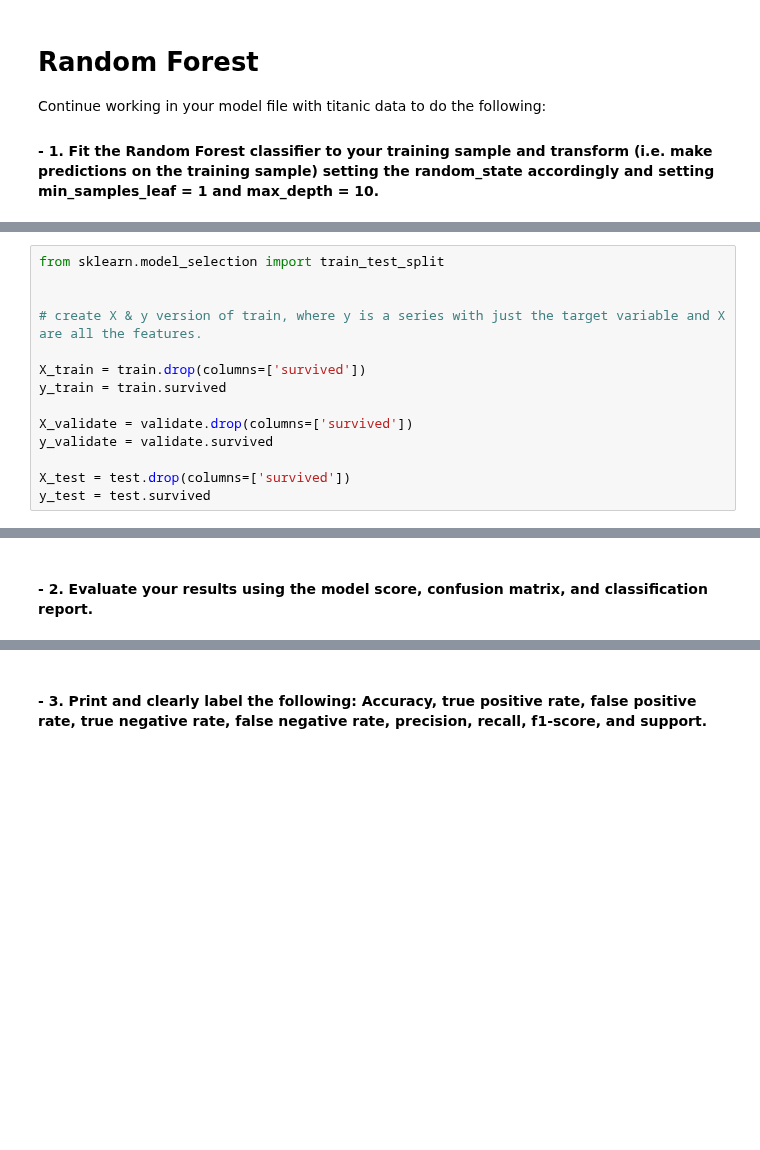
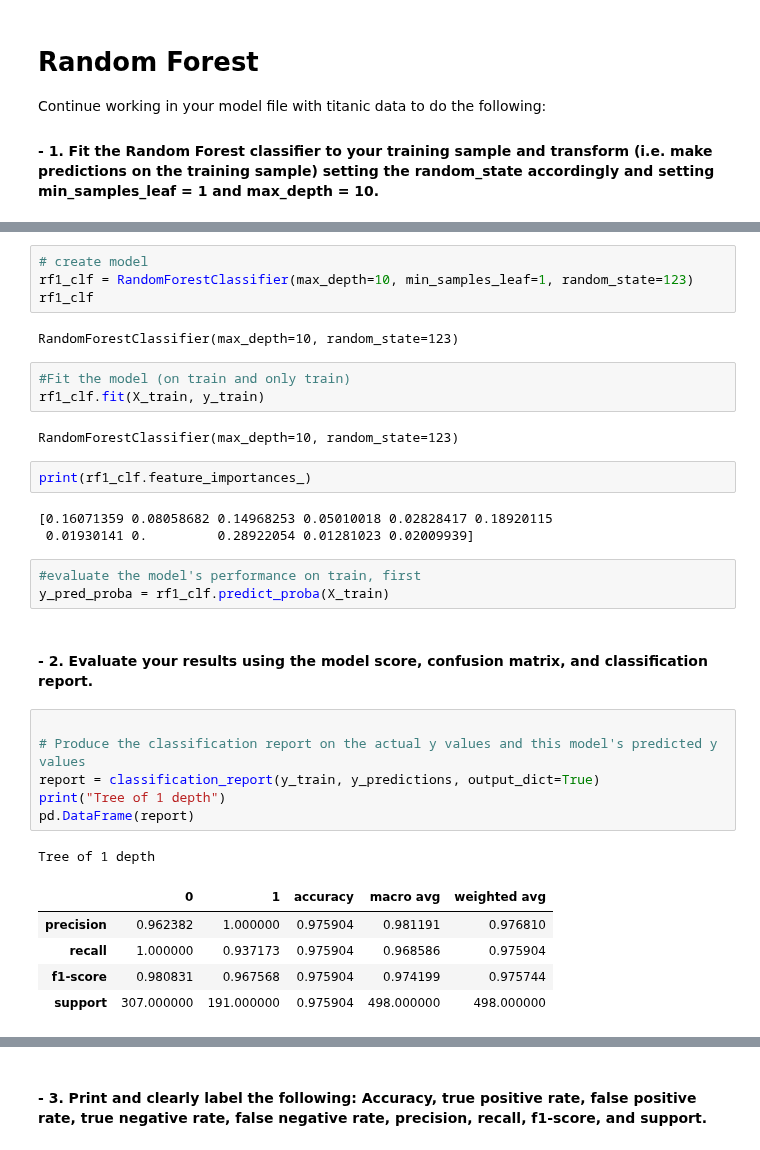
Before and after one commit to Daniel-Northcutt/classification_exercises, a Jupyter notebook: model.ipynb, the cells around one changed output, grey strips where cells are left out. Saved outputs shown, nothing was run; the diff lists cells and outputs as text; blank space fills up the shorter version.

```diff
--- a/model.ipynb
+++ b/model.ipynb
@@ -399,14 +438,0 @@ train.head()
-# %%
-from sklearn.model_selection import train_test_split
-
-
-# create X & y version of train, where y is a series with just the target variable and X are all the features.
-
-X_train = train.drop(columns=['survived'])
-y_train = train.survived
-
-X_validate = validate.drop(columns=['survived'])
-y_validate = validate.survived
-
-X_test = test.drop(columns=['survived'])
-y_test = test.survived
@@ -421,2 +465,34 @@ rf.fit(X_train, y_train)
+# %%
+# create model
+rf1_clf = RandomForestClassifier(max_depth=10, min_samples_leaf=1, random_state=123)
+rf1_clf
+# %% [output]
+RandomForestClassifier(max_depth=10, random_state=123)
+# %%
+#Fit the model (on train and only train)
+rf1_clf.fit(X_train, y_train)
+# %% [output]
+RandomForestClassifier(max_depth=10, random_state=123)
+# %%
+print(rf1_clf.feature_importances_)
+# %% [output]
+[0.16071359 0.08058682 0.14968253 0.05010018 0.02828417 0.18920115
+ 0.01930141 0.         0.28922054 0.01281023 0.02009939]
+# %%
+#evaluate the model's performance on train, first
+y_pred_proba = rf1_clf.predict_proba(X_train)
 # %% [markdown]
 #### - 2. Evaluate your results using the model score, confusion matrix, and classification report.
+# %%
+
+# Produce the classification report on the actual y values and this model's predicted y values
+report = classification_report(y_train, y_predictions, output_dict=True)
+print("Tree of 1 depth")
+pd.DataFrame(report)
+# %% [output]
+Tree of 1 depth
+|  | 0 | 1 | accuracy | macro avg | weighted avg |
+| precision | 0.962382 | 1.000000 | 0.975904 | 0.981191 | 0.976810 |
+| recall | 1.000000 | 0.937173 | 0.975904 | 0.968586 | 0.975904 |
+| f1-score | 0.980831 | 0.967568 | 0.975904 | 0.974199 | 0.975744 |
+| support | 307.000000 | 191.000000 | 0.975904 | 498.000000 | 498.000000 |
```
Also changed, not shown: parts of 57 cells of this notebook.
